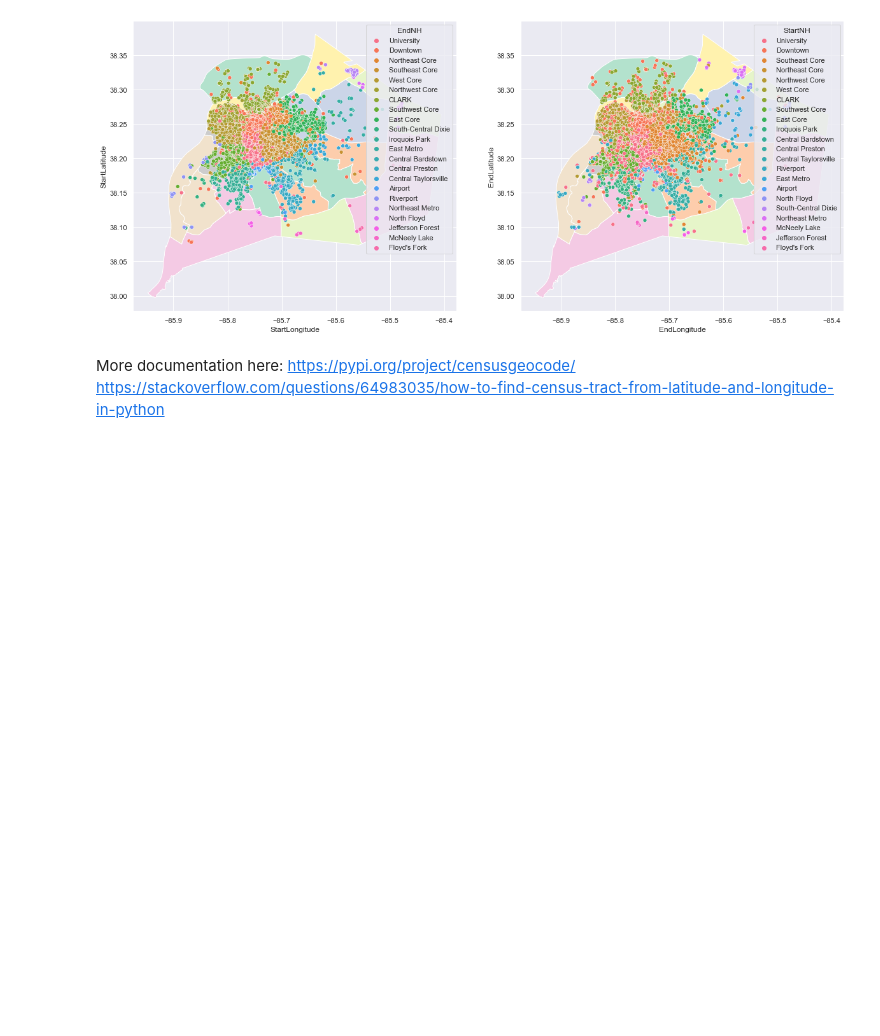
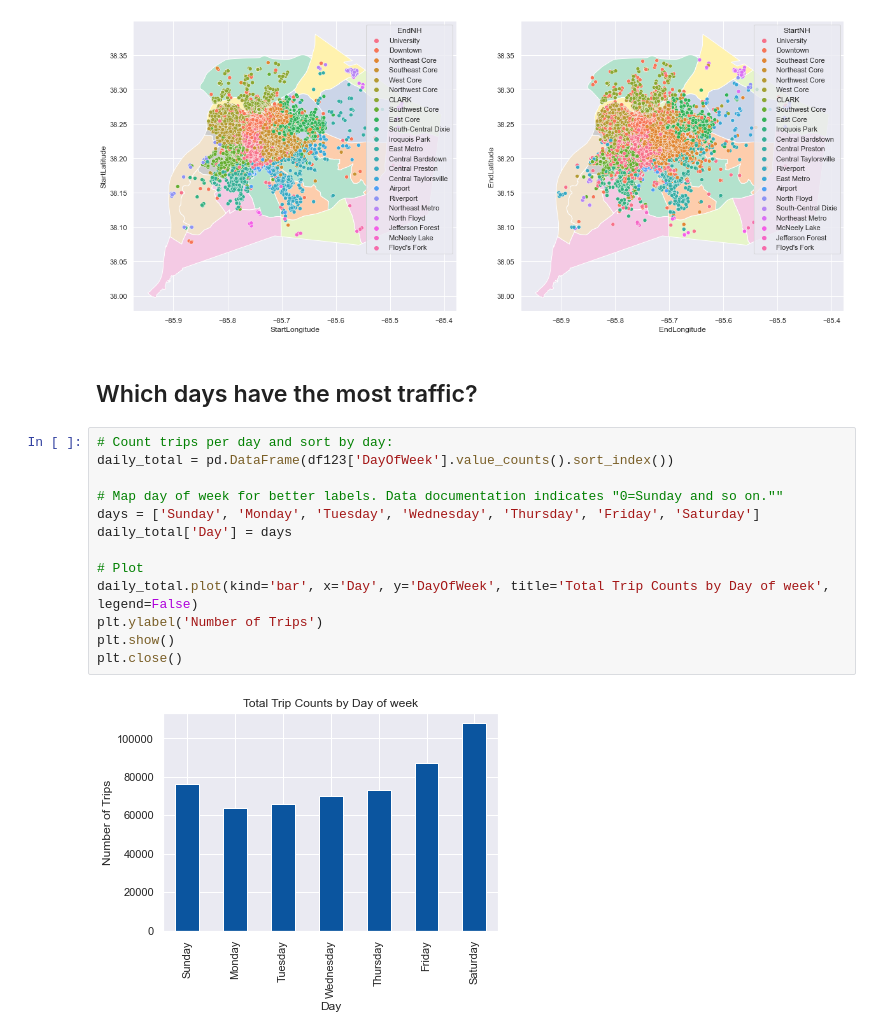
Before and after one commit to abhiram540/TripDataAnalysis-CityOfLouisville-DocklessVehicles, a Jupyter notebook: 7.6 Capstone Two Data Wrangling.ipynb, the cells around one changed output. Cells and saved outputs as stored; diff of their text form; blank space fills up the shorter version.

Commit message:
Plot days which have the most traffic
Plot days of week which have the most traffic.

```diff
--- a/7.6 Capstone Two Data Wrangling.ipynb
+++ b/7.6 Capstone Two Data Wrangling.ipynb
@@ -1086,6 +1090,20 @@ sns.scatterplot(data = gdf,
 plt.show()
 # %% [output]
 [figure]
-# %% [markdown]
-More documentation here: https://pypi.org/project/censusgeocode/
-https://stackoverflow.com/questions/64983035/how-to-find-census-tract-from-latitude-and-longitude-in-python
+# %% [markdown]
+## Which days have the most traffic?
+# %%
+# Count trips per day and sort by day:
+daily_total = pd.DataFrame(df123['DayOfWeek'].value_counts().sort_index())
+
+# Map day of week for better labels. Data documentation indicates "0=Sunday and so on.""
+days = ['Sunday', 'Monday', 'Tuesday', 'Wednesday', 'Thursday', 'Friday', 'Saturday']
+daily_total['Day'] = days
+
+# Plot
+daily_total.plot(kind='bar', x='Day', y='DayOfWeek', title='Total Trip Counts by Day of week', legend=False)
+plt.ylabel('Number of Trips')
+plt.show()
+plt.close()
+# %% [output]
+[figure, added]
```
Also changed, not shown: parts of 1 cell of this notebook.
